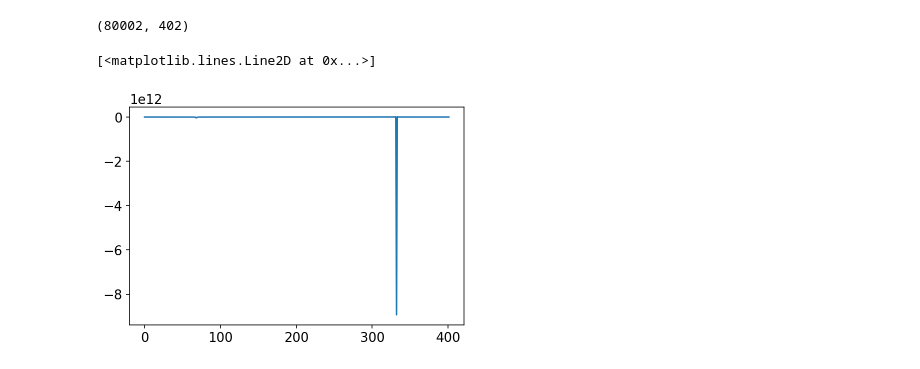
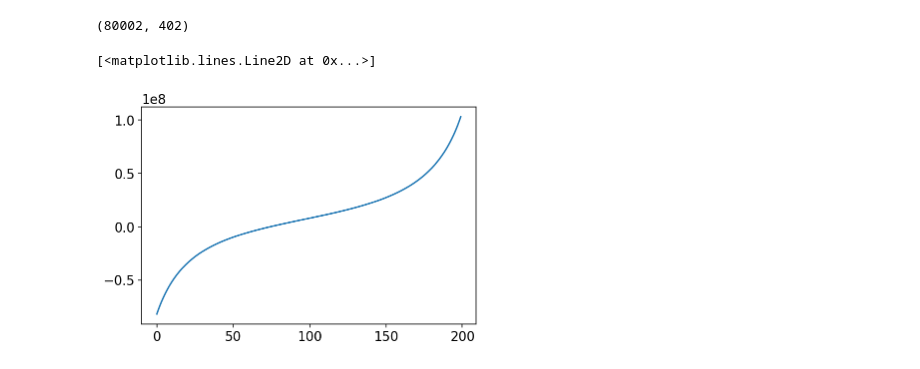
Before and after one commit to weiyuanlou/PyCSR2D, a Jupyter notebook: benchmarking/one_bend_transient/inner_grid.ipynb, the cells around one changed output. Saved outputs shown, nothing was run; the diff lists cells and outputs as text; code cells hidden in the pictures.

```diff
--- a/benchmarking/one_bend_transient/inner_grid.ipynb
+++ b/benchmarking/one_bend_transient/inner_grid.ipynb
@@ -256,8 +289,8 @@ Es_case_D_grid_small.shape
 # %% [output]
 (80002, 402)
 # %%
-plt.plot(Es_case_D_grid_small[565,:])
+plt.plot(Es_case_D_grid_small[565,100:300])
 # %% [output]
 [<matplotlib.lines.Line2D at 0x...>]
-[figure, old version]
+[figure, new version]
 # %%
```
Also changed, not shown: parts of 14 cells of this notebook, 3 other files.
